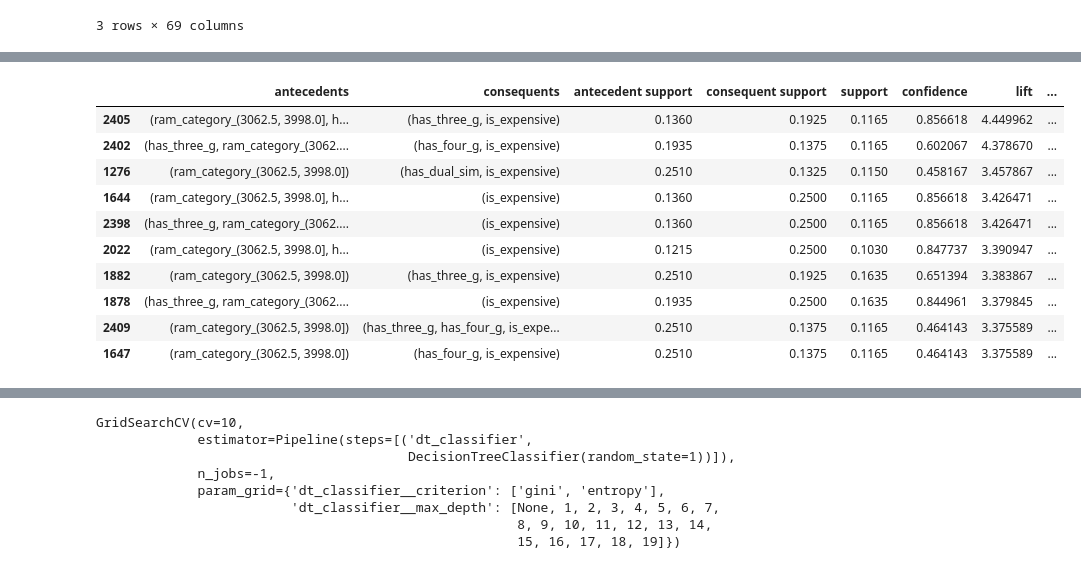
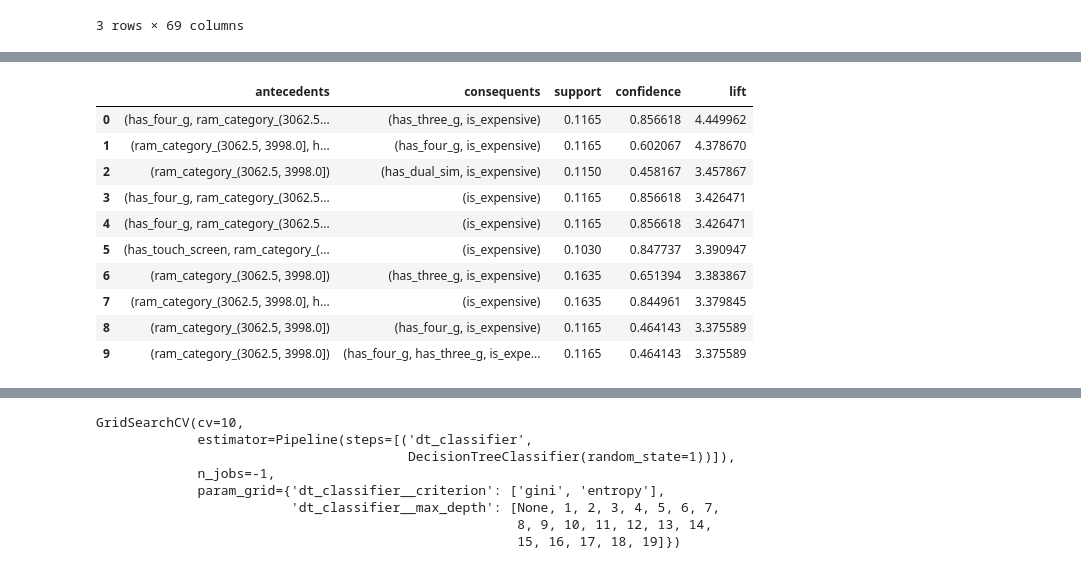
Before and after one commit to frinzekt/CITS3401-Project2, a Jupyter notebook: submission/project_with_report.ipynb, the cells around one changed output, grey strips where cells are left out. Cells and saved outputs as stored; diff of their text form; code cells hidden in the pictures.

```diff
--- a/submission/project_with_report.ipynb
+++ b/submission/project_with_report.ipynb
@@ -362,4 +352,0 @@ The `sc_w` (*Screen Width*) attribute has 19 distinct values with a range of `0-
-# %%
-staging_data["screen_width"] = staging_data["sc_w"]
-staging_metadata.loc["sc_w","new_name"] = "screen_width" # Rename metadata
-staging_data = create_discretized_col(staging_data, "screen_width", is_zero_its_own_category = False) # Discretizing screen_width
@@ -370,6 +353,5 @@ The `talk_time` attribute has 19 distinct values with a range `2-20`. This conti
 # %%
-# Discretizing talk_time
-staging_data = create_discretized_col(staging_data, "talk_time", is_zero_its_own_category = False)
+staging_data = create_discretised_col(staging_data, "talk_time", is_zero_its_own_category = False)
 # %% [markdown]
 _______
 #### `three_g`
@@ -424,21 +409,20 @@ Zero values for these attributes can be observed as **values altered for privacy
 # %%
-cleaned_data = staging_data[["id","battery_power","has_bluetooth",
-                             "clock_speed","has_dual_sim","front_cam_resolution",
-                             "has_four_g",
-                            "int_memory","mobile_depth","mobile_weight",
-                             "number_of_cores", "primary_cam_resolution", "px_height",
-                             "px_width", "ram", "screen_height",
-                             "screen_width", "talk_time", "has_three_g",
-                             "has_touch_screen", "has_wifi", "is_expensive"
-                            ]]
-discretised_data = staging_data[["battery_power_category","has_bluetooth",
-                             "clock_speed_category","has_dual_sim","front_cam_resolution_category", "has_four_g",
-                            "int_memory_category","mobile_depth_category","mobile_weight_category",
-                             "number_of_cores", "primary_cam_resolution_category", "px_height_category",
-                             "px_width_category", "ram_category", "screen_height_category",
-                             "screen_width_category", "talk_time_category", "has_three_g",
-                             "has_touch_screen", "has_wifi", "is_expensive"
-                            ]]
+cleaned_data = staging_data[[
+    "id","battery_power","has_bluetooth","clock_speed",
+    "has_dual_sim","front_cam_resolution","has_four_g",
+    "int_memory","mobile_depth","mobile_weight",
+    "number_of_cores", "primary_cam_resolution", "px_height",
+    "px_width", "ram", "screen_height","screen_width", "talk_time",
+    "has_three_g","has_touch_screen", "has_wifi", "is_expensive"]]
+
+discretised_data = staging_data[[
+    "battery_power_category","has_bluetooth","clock_speed_category",
+    "has_dual_sim","front_cam_resolution_category", "has_four_g",
+    "int_memory_category","mobile_depth_category","mobile_weight_category",
+    "number_of_cores", "primary_cam_resolution_category", "px_height_category",
+    "px_width_category", "ram_category", "screen_height_category",
+    "screen_width_category", "talk_time_category", "has_three_g",
+    "has_touch_screen", "has_wifi", "is_expensive"]]
 # %% [markdown]
 #### Updated Metadata:
 # %%
@@ -607,3 +596,5 @@ The (above) table demonstrates the item sets that meet the minimum defined suppo
+# %%
+ARM_COLS_OF_INTEREST = ['antecedents', 'consequents', 'support', 'confidence', 'lift']
 # %%
 MINIMUM_CONFIDENCE_THRESHOLD = 0.20 # this is the minimum confidence threshold to mine
 rules_by_confidence = association_rules(frequent_items, metric="confidence", min_threshold=MINIMUM_CONFIDENCE_THRESHOLD)
@@ -669,16 +665,16 @@ rules = rules_by_lift[rules_by_lift["consequents"].map(set(['is_expensive']).iss
 # %%
 rules.to_csv("association_rule_mining/rules_by_lift_sorted_by_absolute_value_of_translated_lift.csv")
 # %%
-rules.head(10)
+rules[ARM_COLS_OF_INTEREST].reset_index(drop=True).head(10)
 # %% [output]
-|  | antecedents | consequents | antecedent support | consequent support | support | confidence | lift | ... |
-| 2405 | (ram_category_(3062.5, 3998.0], h... | (has_three_g, is_expensive) | 0.1360 | 0.1925 | 0.1165 | 0.856618 | 4.449962 | ... |
-| 2402 | (has_three_g, ram_category_(3062.... | (has_four_g, is_expensive) | 0.1935 | 0.1375 | 0.1165 | 0.602067 | 4.378670 | ... |
-| 1276 | (ram_category_(3062.5, 3998.0]) | (has_dual_sim, is_expensive) | 0.2510 | 0.1325 | 0.1150 | 0.458167 | 3.457867 | ... |
-| 1644 | (ram_category_(3062.5, 3998.0], h... | (is_expensive) | 0.1360 | 0.2500 | 0.1165 | 0.856618 | 3.426471 | ... |
-| 2398 | (has_three_g, ram_category_(3062.... | (is_expensive) | 0.1360 | 0.2500 | 0.1165 | 0.856618 | 3.426471 | ... |
-| 2022 | (ram_category_(3062.5, 3998.0], h... | (is_expensive) | 0.1215 | 0.2500 | 0.1030 | 0.847737 | 3.390947 | ... |
-| 1882 | (ram_category_(3062.5, 3998.0]) | (has_three_g, is_expensive) | 0.2510 | 0.1925 | 0.1635 | 0.651394 | 3.383867 | ... |
-| 1878 | (has_three_g, ram_category_(3062.... | (is_expensive) | 0.1935 | 0.2500 | 0.1635 | 0.844961 | 3.379845 | ... |
-| 2409 | (ram_category_(3062.5, 3998.0]) | (has_three_g, has_four_g, is_expe... | 0.2510 | 0.1375 | 0.1165 | 0.464143 | 3.375589 | ... |
-| 1647 | (ram_category_(3062.5, 3998.0]) | (has_four_g, is_expensive) | 0.2510 | 0.1375 | 0.1165 | 0.464143 | 3.375589 | ... |
+|  | antecedents | consequents | support | confidence | lift |
+| 0 | (has_four_g, ram_category_(3062.5... | (has_three_g, is_expensive) | 0.1165 | 0.856618 | 4.449962 |
+| 1 | (ram_category_(3062.5, 3998.0], h... | (has_four_g, is_expensive) | 0.1165 | 0.602067 | 4.378670 |
+| 2 | (ram_category_(3062.5, 3998.0]) | (has_dual_sim, is_expensive) | 0.1150 | 0.458167 | 3.457867 |
+| 3 | (has_four_g, ram_category_(3062.5... | (is_expensive) | 0.1165 | 0.856618 | 3.426471 |
+| 4 | (has_four_g, ram_category_(3062.5... | (is_expensive) | 0.1165 | 0.856618 | 3.426471 |
+| 5 | (has_touch_screen, ram_category_(... | (is_expensive) | 0.1030 | 0.847737 | 3.390947 |
+| 6 | (ram_category_(3062.5, 3998.0]) | (has_three_g, is_expensive) | 0.1635 | 0.651394 | 3.383867 |
+| 7 | (ram_category_(3062.5, 3998.0], h... | (is_expensive) | 0.1635 | 0.844961 | 3.379845 |
+| 8 | (ram_category_(3062.5, 3998.0]) | (has_four_g, is_expensive) | 0.1165 | 0.464143 | 3.375589 |
+| 9 | (ram_category_(3062.5, 3998.0]) | (has_four_g, has_three_g, is_expe... | 0.1165 | 0.464143 | 3.375589 |
```
Also changed, not shown: parts of 118 cells of this notebook, 2 other files.
